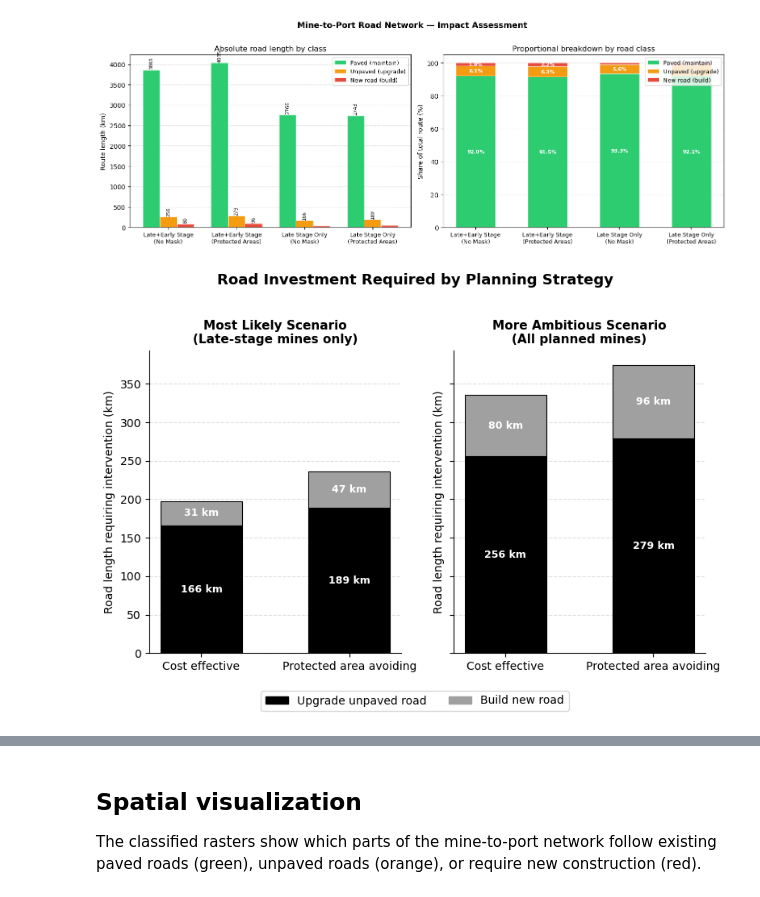
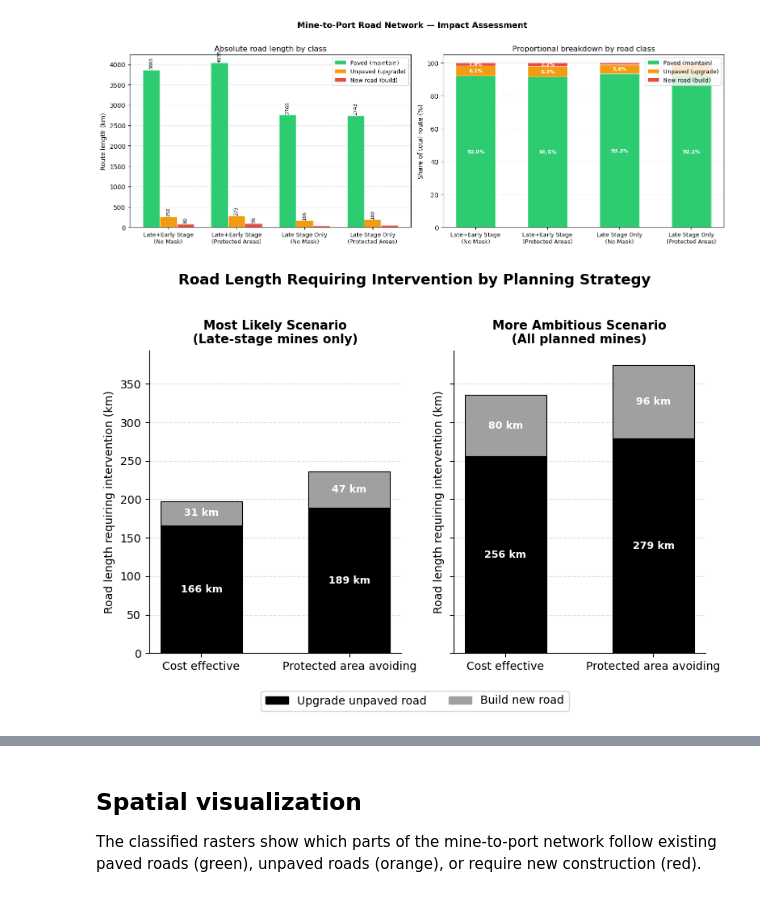
Before and after one commit to movephutthaphaiboon/strategic-road-planning, a Jupyter notebook: notebook/03_analysis.ipynb, the cells around one changed output, grey strips where cells are left out. Saved outputs shown, nothing was run; the diff lists cells and outputs as text; code cells hidden in the pictures.

```diff
--- a/notebook/03_analysis.ipynb
+++ b/notebook/03_analysis.ipynb
@@ -185,18 +242,14 @@ plt.show()
 # %% [output]
 [figure]
 # %%
-# ── Road investment required: 2 mining scenarios × 2 planning strategies ──────
-#
-# Each subplot = one mining scenario (how many mines are active)
-# Each bar     = one road planning strategy (spatial constraint)
-# Bar stack    = unpaved roads to upgrade (orange) + new roads to build (red)
+# ── Road investment (km): 2 mining scenarios × 2 planning strategies ──────────
 
 STRATEGY_ORDER  = ["No Mask", "Protected Areas"]
 STRATEGY_LABELS = ["Cost effective", "Protected area avoiding"]
 
 INVEST_COLORS = {
-    "unpaved_km":     "#000000",   # orange — upgrade existing unpaved
-    "to_be_built_km": "#a0a0a0",   # red    — build new road
+    "unpaved_km":     "#000000",
+    "to_be_built_km": "#a0a0a0",
 }
 INVEST_LABELS = {
     "unpaved_km":     "Upgrade unpaved road",
@@ -204,21 +257,13 @@ INVEST_LABELS = {
 }
 
 mining_scenarios = [
-    {
-        "stage":    "Late Stage Only",
-        "title":    "Most Likely Scenario",
-        "subtitle": "Late-stage mines only",
-    },
-    {
-        "stage":    "Late + Early Stage",
-        "title":    "More Ambitious Scenario",
-        "subtitle": "All planned mines",
-    },
+    {"stage": "Late Stage Only",    "title": "Most Likely Scenario",   "subtitle": "Late-stage mines only"},
+    {"stage": "Late + Early Stage", "title": "More Ambitious Scenario", "subtitle": "All planned mines"},
 ]
 
 fig, axes = plt.subplots(1, 2, figsize=(8, 5), sharey=True)
 fig.suptitle(
-    "Road Investment Required by Planning Strategy",
+    "Road Length Requiring Intervention by Planning Strategy",
     fontsize=13, fontweight="bold", y=1.02
 )
 
@@ -243,49 +288,35 @@ for ax, scenario in zip(axes, mining_scenarios):
             color=INVEST_COLORS[cat],
             edgecolor="black", linewidth=0.8
         )
-        # Label inside each segment if tall enough
         for bar, v, bot in zip(bars, vals, bottoms):
             if v > 4:
                 ax.text(
                     bar.get_x() + bar.get_width() / 2,
                     bot + v / 2,
                     f"{v:.0f} km",
                     ha="center", va="center",
                     fontsize=9, fontweight="bold", color="white"
                 )
         bottoms += vals
 
-    # # Total label on top of each bar
-    # for i, mt in enumerate(STRATEGY_ORDER):
-    #     total_inv = rows[mt]["unpaved_km"] + rows[mt]["to_be_built_km"]
-    #     ax.text(
-    #         x_pos[i], bottoms[i] + 2,
-    #         f"{total_inv:.0f} km total",
-    #         ha="center", va="bottom", fontsize=9, color="#333333"
-    #     )
-
     ax.set_xticks(x_pos)
     ax.set_xticklabels(STRATEGY_LABELS, fontsize=10)
-    ax.set_title(
-        f"{scenario['title']}\n({scenario['subtitle']})",
-        fontsize=11, fontweight="bold"
-    )
+    ax.set_title(f"{scenario['title']}\n({scenario['subtitle']})", fontsize=11, fontweight="bold")
     ax.set_ylabel("Road length requiring intervention (km)")
     ax.yaxis.grid(True, linestyle="--", alpha=0.4)
     ax.set_axisbelow(True)
     ax.spines["top"].set_visible(False)
     ax.spines["right"].set_visible(False)
 
-# Shared legend
 handles = [
     mpatches.Patch(color=INVEST_COLORS["unpaved_km"],     label=INVEST_LABELS["unpaved_km"]),
     mpatches.Patch(color=INVEST_COLORS["to_be_built_km"], label=INVEST_LABELS["to_be_built_km"]),
 ]
 fig.legend(handles=handles, loc="lower center", ncol=2, fontsize=10,
            bbox_to_anchor=(0.5, -0.08), frameon=True)
 
 plt.tight_layout()
-plt.savefig(RESULTS_DIR / "fig_investment_by_strategy.png", dpi=150, bbox_inches="tight")
+plt.savefig(RESULTS_DIR / "fig_investment_km_by_strategy.png", dpi=150, bbox_inches="tight")
 plt.show()
 # %% [output]
-[figure, old version]
+[figure, new version]
```
Also changed, not shown: parts of 2 cells of this notebook.
